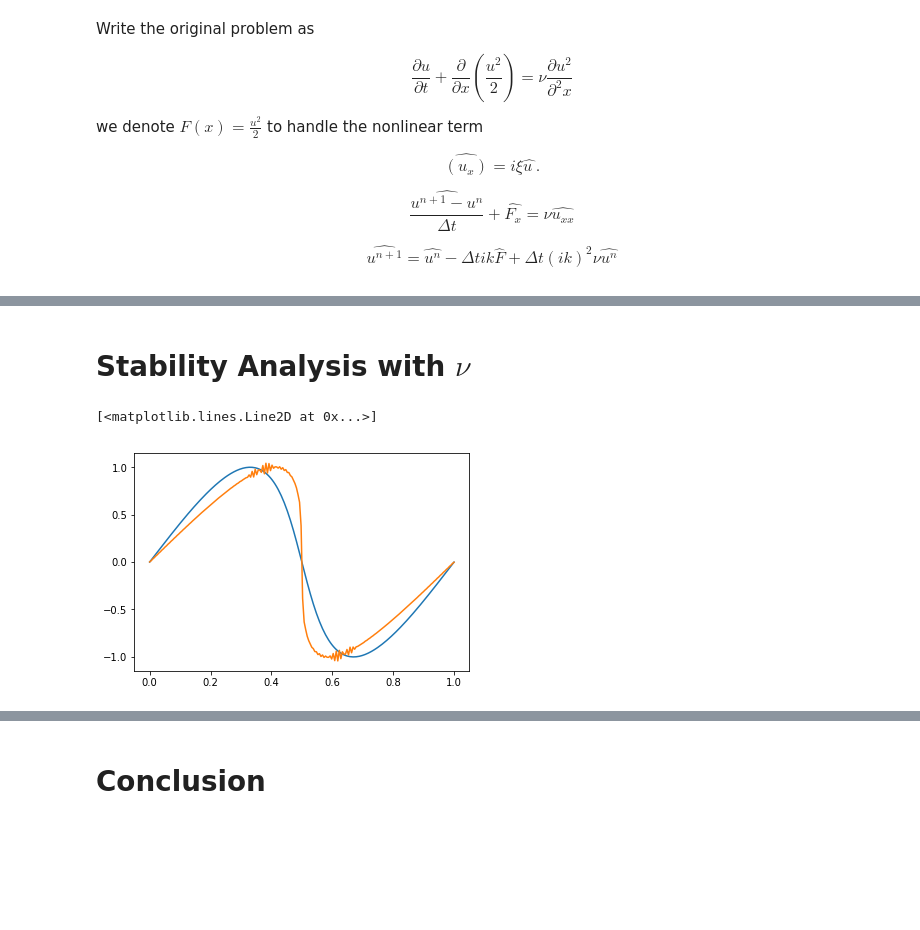
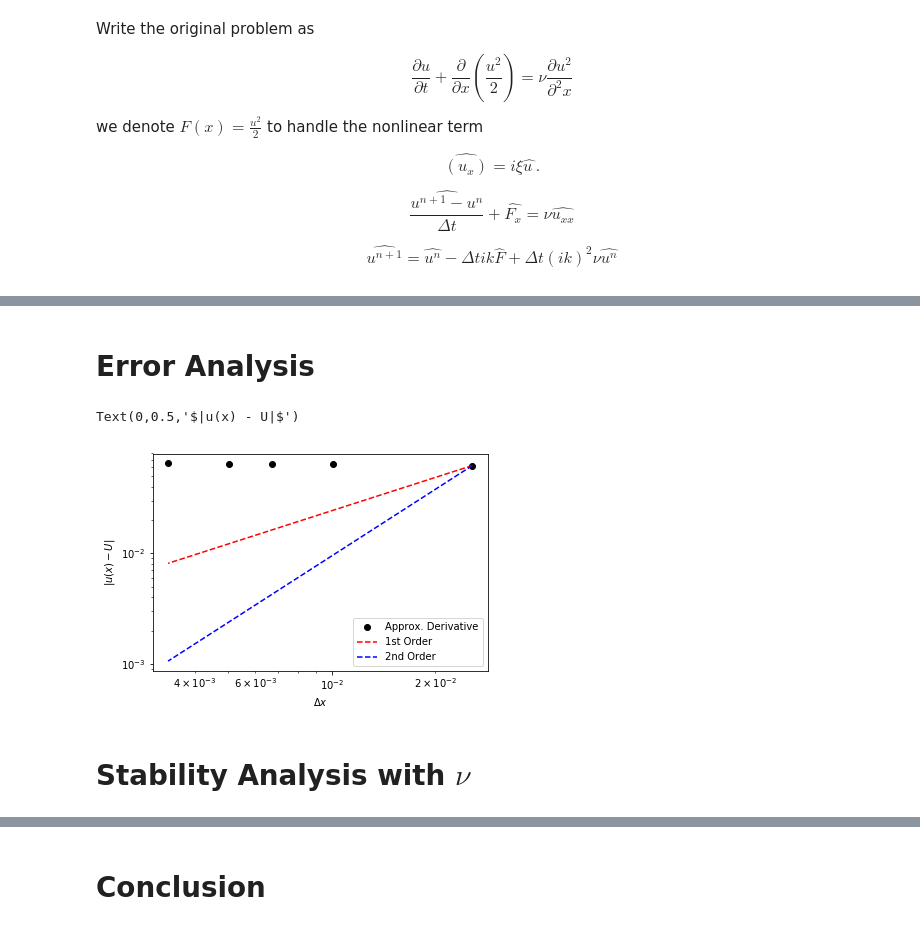
Before and after one commit to sq2157/APMA-4301-Numerical-Method, a Jupyter notebook: project.ipynb, the cells around one changed output, grey strips where cells are left out. Cells and saved outputs as stored; diff of their text form; code cells hidden in the pictures; blank space fills up the shorter version.

```diff
--- a/project.ipynb
+++ b/project.ipynb
@@ -558,10 +557,37 @@ axes.plot(x, spectral(m,nu,t_0,5))
+# %% [markdown]
+# Error Analysis
+# %%
+order_C = lambda delta_x, error, order: numpy.exp(numpy.log(error) - order * numpy.log(delta_x))
+
+m_range = [40,100,150, 200,300]
+
+delta_x = numpy.empty(len(m_range))
+error = numpy.empty(len(m_range))
+for (i, m) in enumerate(m_range):
+
+    x = numpy.linspace(0.0, 1, m)
+    delta_x[i] = 1 / (m-1)
+    U_0 = numpy.sin(2*numpy.pi*x)
+    U_true =  ufunc(x,t_f,nu)
+
+
+    # Compute solution
+    U = spectral(m,nu,t_0,t_f)
+    error[i] = numpy.linalg.norm(U - U_true, ord=numpy.infty)
+
+fig = plt.figure()
+axes = fig.add_subplot(1, 1, 1)
+axes.loglog(delta_x, error, 'ko', label="Approx. Derivative")
+
+axes.loglog(delta_x, order_C(delta_x[0], error[0], 1.0) * delta_x**1.0, 'r--', label="1st Order")
+axes.loglog(delta_x, order_C(delta_x[0], error[0], 2.0) * delta_x**2.0, 'b--', label="2nd Order")
+
+axes.legend(loc=4)
+
+axes.set_xlabel("$\Delta x$")
+axes.set_ylabel("$|u(x) - U|$")
+# %% [output]
+Text(0,0.5,'$|u(x) - U|$')
+[figure, added]
 # %% [markdown]
 # Stability Analysis with $\nu$
-# %%
-fig = plt.figure()
-axes = fig.add_subplot(1, 1, 1)
-axes.plot(x, spectral(m,0.0001,t_0,0.5))
-axes.plot(x, spectral(m,0.0001,t_0,1))
-# %% [output]
-[<matplotlib.lines.Line2D at 0x...>]
-[figure, removed]
```
Also changed, not shown: parts of 5 cells of this notebook.
